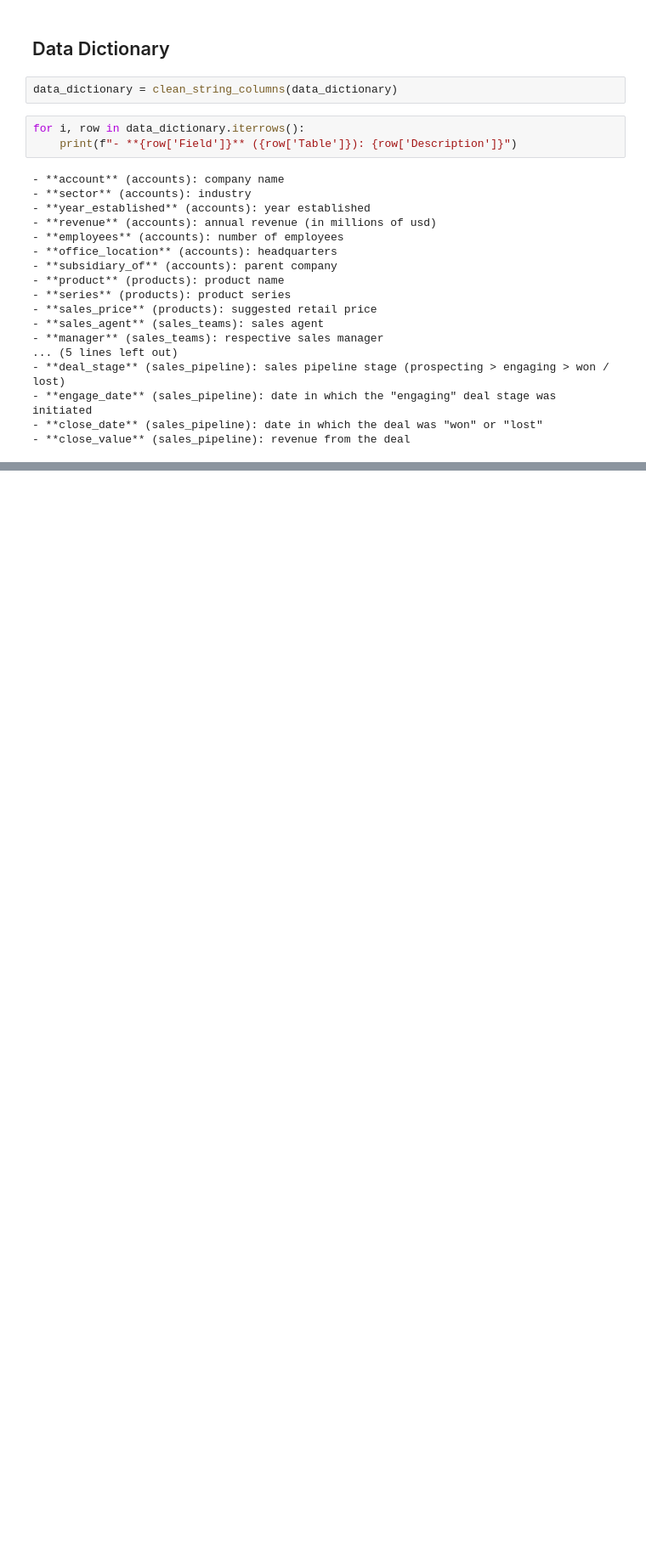
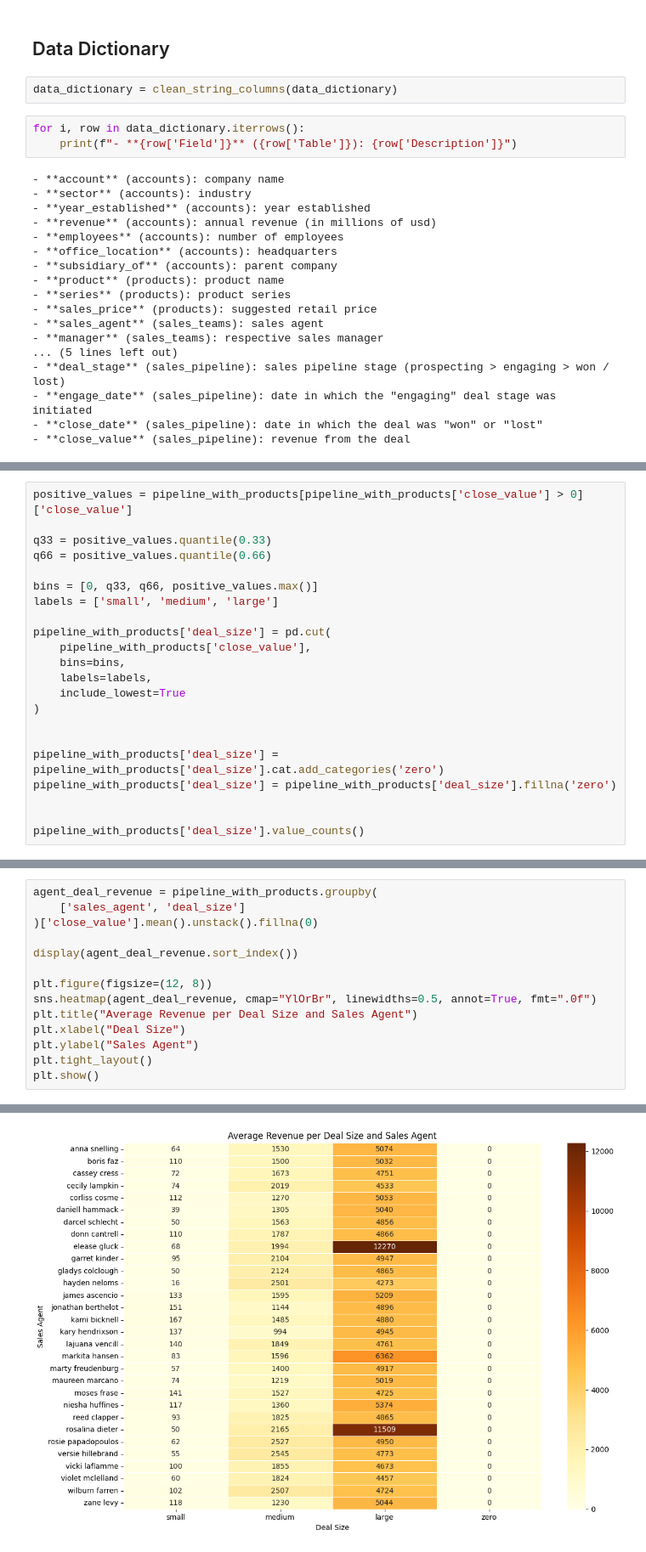
Before and after one commit to MatthieuScarset/aisrm, a Jupyter notebook: notebooks/01_data_exploration_and_cleaning.ipynb, the cells around one changed output, grey strips where cells are left out. Shown at 85% size. Drawn from its saved outputs; the diff is of its cells as text; blank space fills up the shorter version.

```diff
--- a/notebooks/01_data_exploration_and_cleaning.ipynb
+++ b/notebooks/01_data_exploration_and_cleaning.ipynb
@@ -870,0 +1129,22 @@ for i, row in data_dictionary.iterrows():
+# %%
+positive_values = pipeline_with_products[pipeline_with_products['close_value'] > 0]['close_value']
+
+q33 = positive_values.quantile(0.33)
+q66 = positive_values.quantile(0.66)
+
+bins = [0, q33, q66, positive_values.max()]
+labels = ['small', 'medium', 'large']
+
+pipeline_with_products['deal_size'] = pd.cut(
+    pipeline_with_products['close_value'],
+    bins=bins,
+    labels=labels,
+    include_lowest=True
+)
+
+
+pipeline_with_products['deal_size'] = pipeline_with_products['deal_size'].cat.add_categories('zero')
+pipeline_with_products['deal_size'] = pipeline_with_products['deal_size'].fillna('zero')
+
+
+pipeline_with_products['deal_size'].value_counts()
@@ -870,0 +1158,15 @@ for i, row in data_dictionary.iterrows():
+# %%
+agent_deal_revenue = pipeline_with_products.groupby(
+    ['sales_agent', 'deal_size']
+)['close_value'].mean().unstack().fillna(0)
+
+display(agent_deal_revenue.sort_index())
+
+plt.figure(figsize=(12, 8))
+sns.heatmap(agent_deal_revenue, cmap="YlOrBr", linewidths=0.5, annot=True, fmt=".0f")
+plt.title("Average Revenue per Deal Size and Sales Agent")
+plt.xlabel("Deal Size")
+plt.ylabel("Sales Agent")
+plt.tight_layout()
+plt.show()
+# %% [output]
@@ -870,0 +1191 @@ for i, row in data_dictionary.iterrows():
+[figure, added]
```
Also changed, not shown: parts of 47 cells of this notebook, 1 other file.
